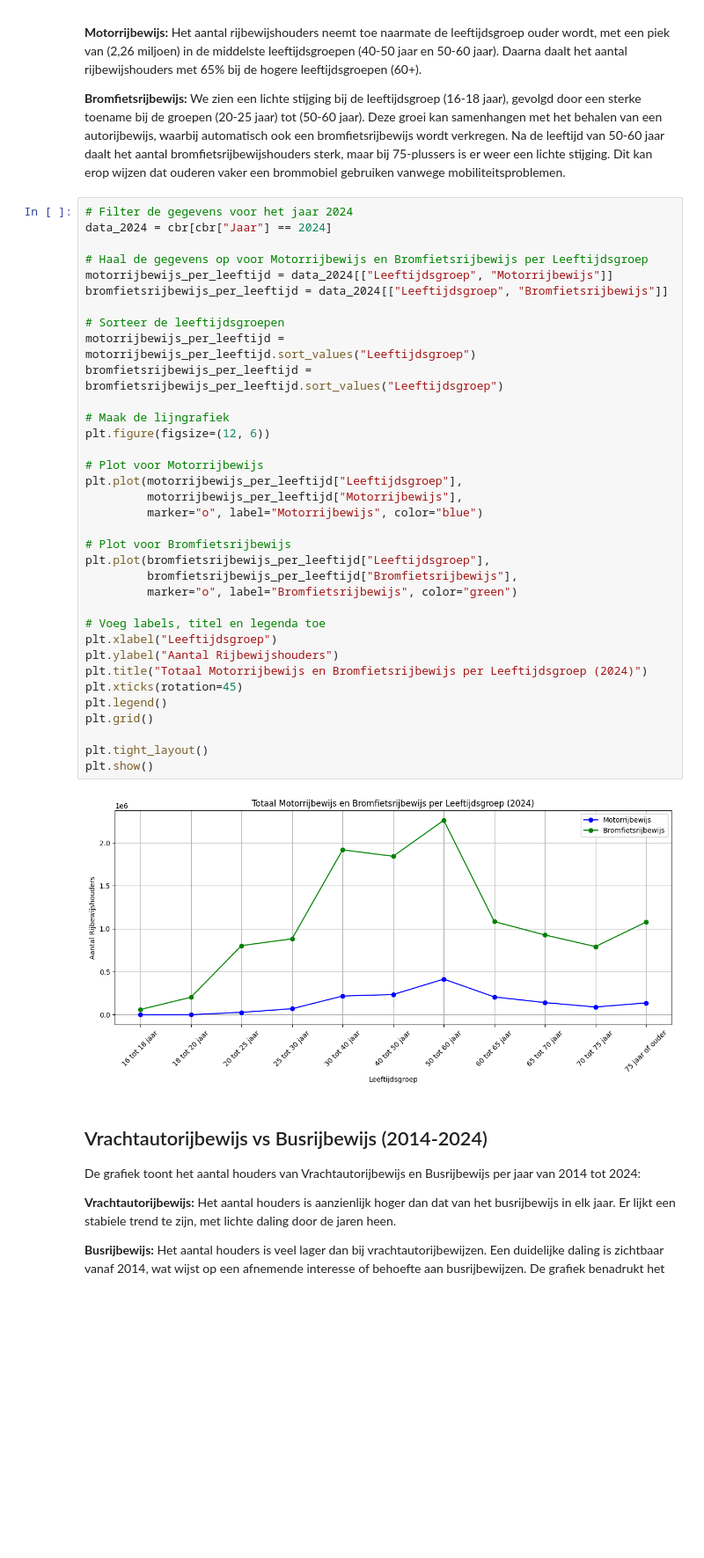
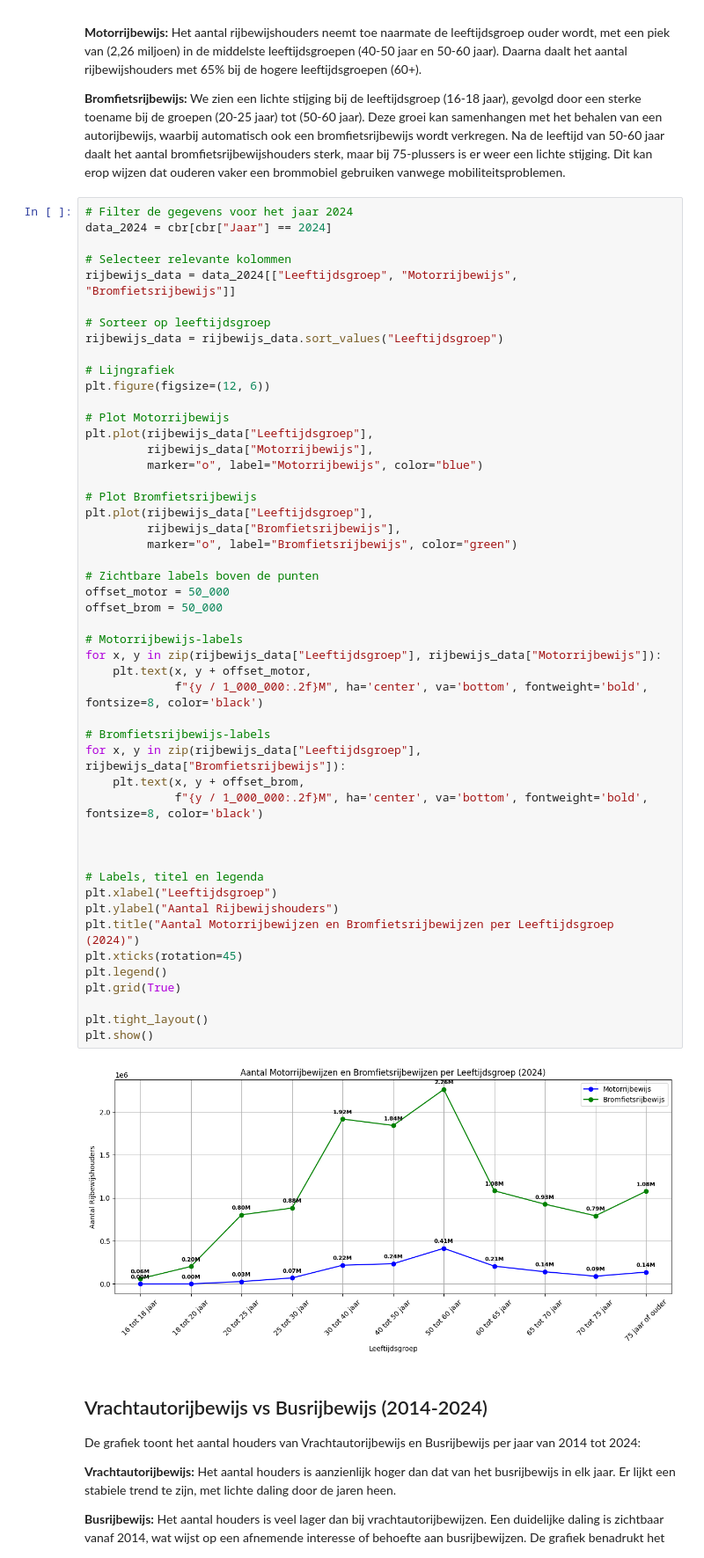
Before and after one commit to Mike29112001/Rijbewijshouders, a Jupyter notebook: uitwerking.ipynb, the cells around one changed output. Shown at 88% size. Saved outputs shown, nothing was run; the diff lists cells and outputs as text; blank space fills up the shorter version.

```diff
--- a/uitwerking.ipynb
+++ b/uitwerking.ipynb
@@ -91,40 +96,54 @@ Daarna daalt het aantal rijbewijshouders met 65% bij de hogere leeftijdsgroepen
 # %%
 # Filter de gegevens voor het jaar 2024
 data_2024 = cbr[cbr["Jaar"] == 2024]
 
-# Haal de gegevens op voor Motorrijbewijs en Bromfietsrijbewijs per Leeftijdsgroep
-motorrijbewijs_per_leeftijd = data_2024[["Leeftijdsgroep", "Motorrijbewijs"]]
-bromfietsrijbewijs_per_leeftijd = data_2024[["Leeftijdsgroep", "Bromfietsrijbewijs"]]
+# Selecteer relevante kolommen
+rijbewijs_data = data_2024[["Leeftijdsgroep", "Motorrijbewijs", "Bromfietsrijbewijs"]]
 
-# Sorteer de leeftijdsgroepen
-motorrijbewijs_per_leeftijd = motorrijbewijs_per_leeftijd.sort_values("Leeftijdsgroep")
-bromfietsrijbewijs_per_leeftijd = bromfietsrijbewijs_per_leeftijd.sort_values("Leeftijdsgroep")
+# Sorteer op leeftijdsgroep
+rijbewijs_data = rijbewijs_data.sort_values("Leeftijdsgroep")
 
-# Maak de lijngrafiek
+# Lijngrafiek
 plt.figure(figsize=(12, 6))
 
-# Plot voor Motorrijbewijs
-plt.plot(motorrijbewijs_per_leeftijd["Leeftijdsgroep"],
-         motorrijbewijs_per_leeftijd["Motorrijbewijs"],
+# Plot Motorrijbewijs
+plt.plot(rijbewijs_data["Leeftijdsgroep"],
+         rijbewijs_data["Motorrijbewijs"],
          marker="o", label="Motorrijbewijs", color="blue")
 
-# Plot voor Bromfietsrijbewijs
-plt.plot(bromfietsrijbewijs_per_leeftijd["Leeftijdsgroep"],
-         bromfietsrijbewijs_per_leeftijd["Bromfietsrijbewijs"],
+# Plot Bromfietsrijbewijs
+plt.plot(rijbewijs_data["Leeftijdsgroep"],
+         rijbewijs_data["Bromfietsrijbewijs"],
          marker="o", label="Bromfietsrijbewijs", color="green")
 
-# Voeg labels, titel en legenda toe
+# Zichtbare labels boven de punten
+offset_motor = 50_000
+offset_brom = 50_000
+
+# Motorrijbewijs-labels
+for x, y in zip(rijbewijs_data["Leeftijdsgroep"], rijbewijs_data["Motorrijbewijs"]):
+    plt.text(x, y + offset_motor,
+             f"{y / 1_000_000:.2f}M", ha='center', va='bottom', fontweight='bold', fontsize=8, color='black')
+
+# Bromfietsrijbewijs-labels
+for x, y in zip(rijbewijs_data["Leeftijdsgroep"], rijbewijs_data["Bromfietsrijbewijs"]):
+    plt.text(x, y + offset_brom,
+             f"{y / 1_000_000:.2f}M", ha='center', va='bottom', fontweight='bold', fontsize=8, color='black')
+
+
+
+# Labels, titel en legenda
 plt.xlabel("Leeftijdsgroep")
 plt.ylabel("Aantal Rijbewijshouders")
-plt.title("Totaal Motorrijbewijs en Bromfietsrijbewijs per Leeftijdsgroep (2024)")
+plt.title("Aantal Motorrijbewijzen en Bromfietsrijbewijzen per Leeftijdsgroep (2024)")
 plt.xticks(rotation=45)
 plt.legend()
-plt.grid()
+plt.grid(True)
 
 plt.tight_layout()
 plt.show()
 # %% [output]
-[figure, old version]
+[figure, new version]
 # %% [markdown]
 ## Vrachtautorijbewijs vs Busrijbewijs (2014-2024)
 
```
Also changed, not shown: parts of 5 cells of this notebook.
